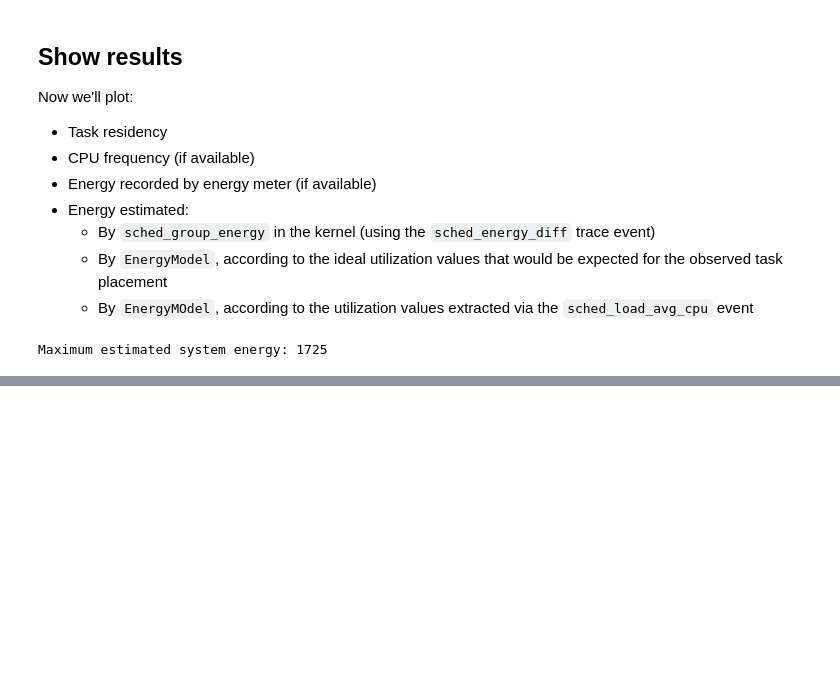
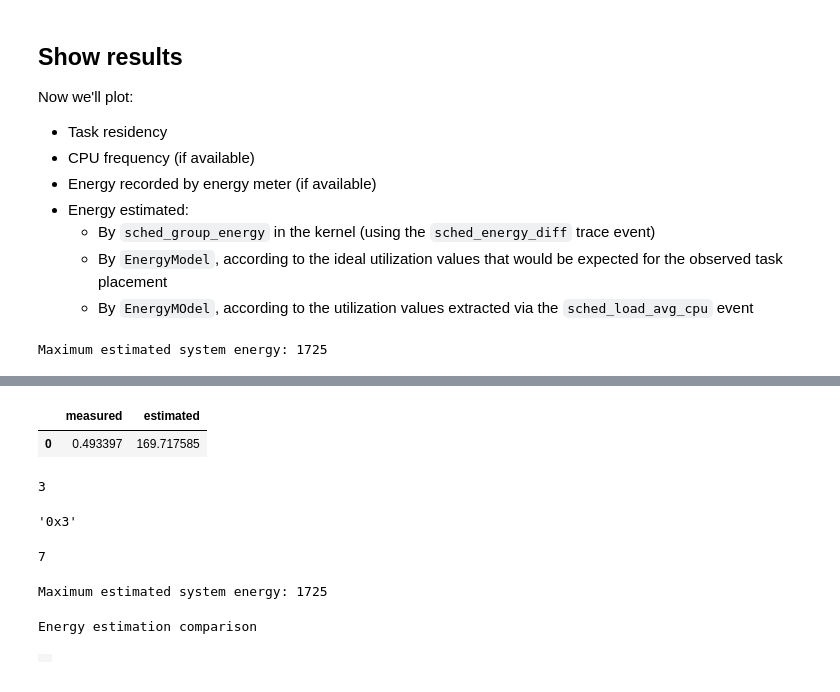
Before and after one commit to bjackman/lisa, a Jupyter notebook: ipynb/Energy_Model_Eval.ipynb, the cells around one changed output, grey strips where cells are left out. Cells and saved outputs as stored; diff of their text form; code cells hidden in the pictures; blank space fills up the shorter version.

```diff
--- a/ipynb/Energy_Model_Eval.ipynb
+++ b/ipynb/Energy_Model_Eval.ipynb
@@ -151,20 +121,0 @@ trace.ftrace.sched_group_energy.data_frame.head()
-# %%
-df = trace.ftrace.sched_group_energy.data_frame
-df = df.groupby(level=0).last() # drop rows with duplicate index
-df = df.pivot(columns='sg_cpus')[['idle', 'active']]
-
-def to_bits(n):
-    ret = []
-    for i in range(6):
-        if n % 2:
-            ret += [i]
-        n /= 2
-    return tuple(ret)
-
-def fix_cols(df):
-    df = pd.DataFrame(df)
-    df.columns = [to_bits(col) for col in df.columns]
-    return df
-
-sched_idle_df = df['idle']
-sched_active_df = df['active']
@@ -195,2 +126,5 @@ est_active_df = get_component_df('active')
 # %%
-est_active_df.head()
+df.head()
+# %% [output]
+|  | measured | estimated |
+| 0 | 0.493397 | 169.717585 |
@@ -196,0 +136,12 @@ est_active_df.head()
+# %%
+1 | 2
+# %% [output]
+3
+# %%
+hex(3)
+# %% [output]
+'0x3'
+# %%
+reduce(lambda x, y: x | y, (1, 2, 3, 4))
+# %% [output]
+7
@@ -196,0 +184,9 @@ est_active_df.head()
+# %%
+df = get_estimations_df(tests[0], component=None, column=None)
+ILinePlot(df, column=['sched_group_energy', 'EnergyModel (sched_load_avg_task)'],
+          drawstyle='steps-after', title='Energy estimation comparison').view()
+# %% [output]
+Maximum estimated system energy: 1725
+Energy estimation comparison
+|  |
+|  |
```
Also changed, not shown: parts of 21 cells of this notebook.
